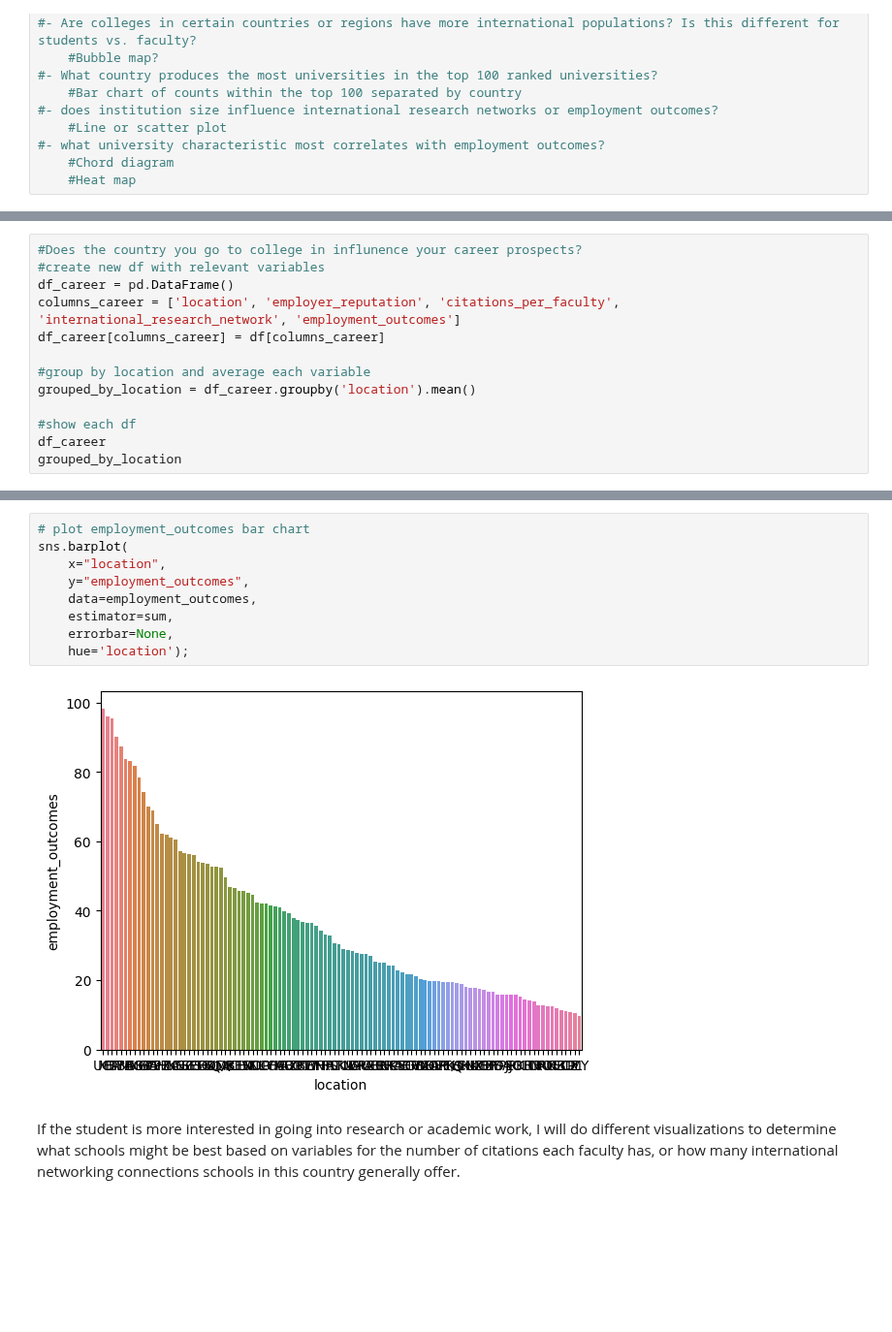
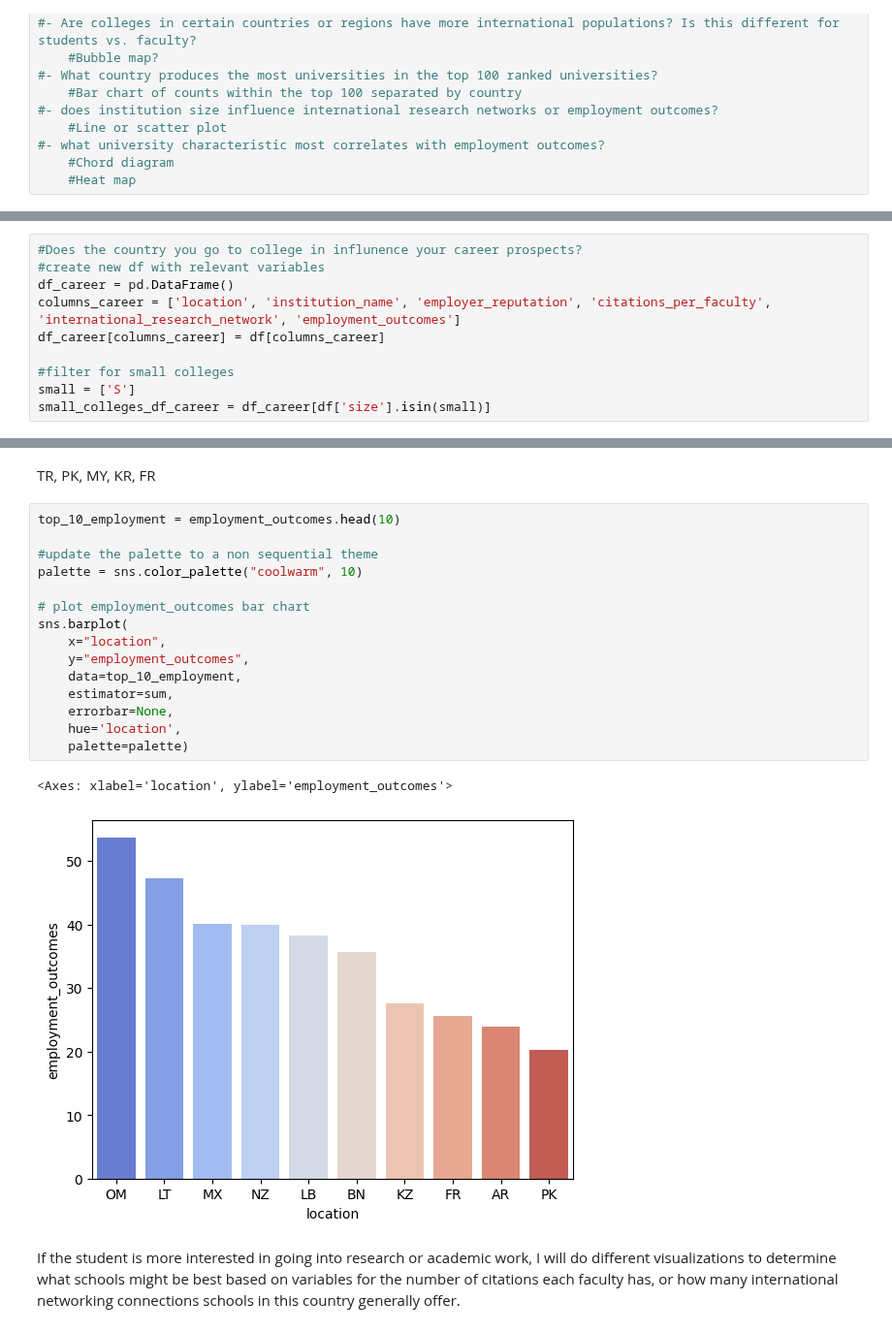
Before and after one commit to thezachdrake/UMD-INST760-Summer2024, a Jupyter notebook: notebooks/McNair-Notebook.ipynb, the cells around one changed output, grey strips where cells are left out. Shown at 97% size. Cells and saved outputs as stored; diff of their text form; blank space fills up the shorter version.

```diff
--- a/notebooks/McNair-Notebook.ipynb
+++ b/notebooks/McNair-Notebook.ipynb
@@ -75,12 +152,9 @@ df.describe()
 #Does the country you go to college in influnence your career prospects?
 #create new df with relevant variables
 df_career = pd.DataFrame()
-columns_career = ['location', 'employer_reputation', 'citations_per_faculty', 'international_research_network', 'employment_outcomes']
+columns_career = ['location', 'institution_name', 'employer_reputation', 'citations_per_faculty', 'international_research_network', 'employment_outcomes']
 df_career[columns_career] = df[columns_career]
 
-#group by location and average each variable
-grouped_by_location = df_career.groupby('location').mean()
-
-#show each df
-df_career
-grouped_by_location
+#filter for small colleges
+small = ['S']
+small_colleges_df_career = df_career[df['size'].isin(small)]
@@ -140,14 +201,23 @@ based on this, i would want to look more into this upper range of countries that
+# %% [markdown]
+TR, PK, MY, KR, FR
 # %%
+top_10_employment = employment_outcomes.head(10)
+
+#update the palette to a non sequential theme
+palette = sns.color_palette("coolwarm", 10)
+
 # plot employment_outcomes bar chart
 sns.barplot(
     x="location",
     y="employment_outcomes",
-    data=employment_outcomes,
+    data=top_10_employment,
     estimator=sum,
     errorbar=None,
-    hue='location');
+    hue='location',
+    palette=palette)
 # %% [output]
+<Axes: xlabel='location', ylabel='employment_outcomes'>
-[figure, old version]
+[figure, new version]
 # %% [markdown]
 If the student is more interested in going into research or academic work, I will do different visualizations to determine what schools might be best based on variables for the number of citations each faculty has, or how many international networking connections schools in this country generally offer.
 # %%
```
Also changed, not shown: parts of 28 cells of this notebook.
